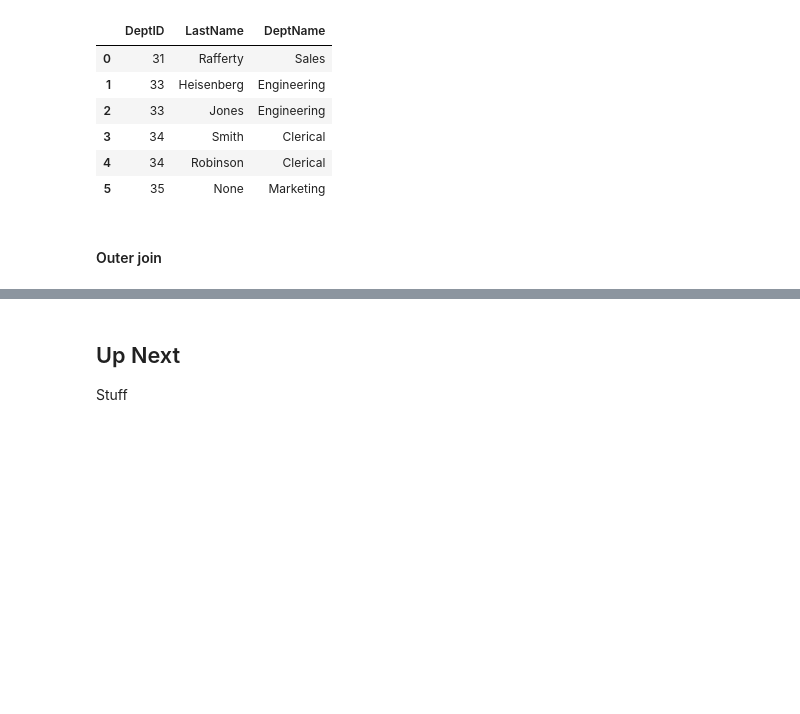
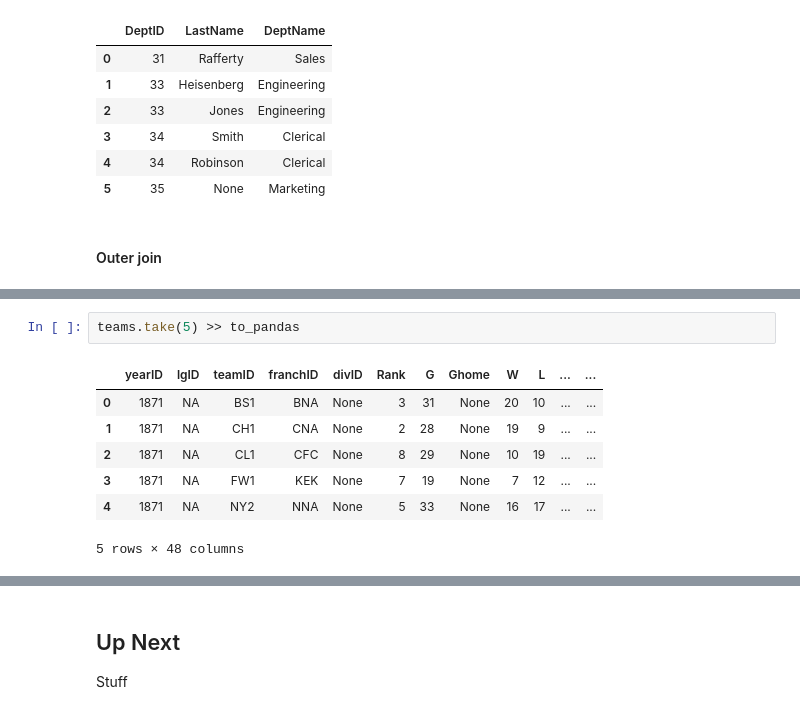
Before and after one commit to acker016/DSCI430, a Jupyter notebook: 2_7_3_joining_tables_in_pyspark_DAY1.ipynb, the cells around one changed output, grey strips where cells are left out. Drawn from its saved outputs; the diff is of its cells as text; blank space fills up the shorter version.

```diff
--- a/2_7_3_joining_tables_in_pyspark_DAY1.ipynb
+++ b/2_7_3_joining_tables_in_pyspark_DAY1.ipynb
@@ -82,0 +138,10 @@ f1, f2, f3 = ("./data/baseball/core/Batting.csv",
+# %%
+teams.take(5) >> to_pandas
+# %% [output]
+|  | yearID | lgID | teamID | franchID | divID | Rank | G | Ghome | W | L | ... | ... |
+| 0 | 1871 | NA | BS1 | BNA | None | 3 | 31 | None | 20 | 10 | ... | ... |
+| 1 | 1871 | NA | CH1 | CNA | None | 2 | 28 | None | 19 | 9 | ... | ... |
+| 2 | 1871 | NA | CL1 | CFC | None | 8 | 29 | None | 10 | 19 | ... | ... |
+| 3 | 1871 | NA | FW1 | KEK | None | 7 | 19 | None | 7 | 12 | ... | ... |
+| 4 | 1871 | NA | NY2 | NNA | None | 5 | 33 | None | 16 | 17 | ... | ... |
+5 rows × 48 columns
```
Also changed, not shown: parts of 9 cells of this notebook, 1 other file.
